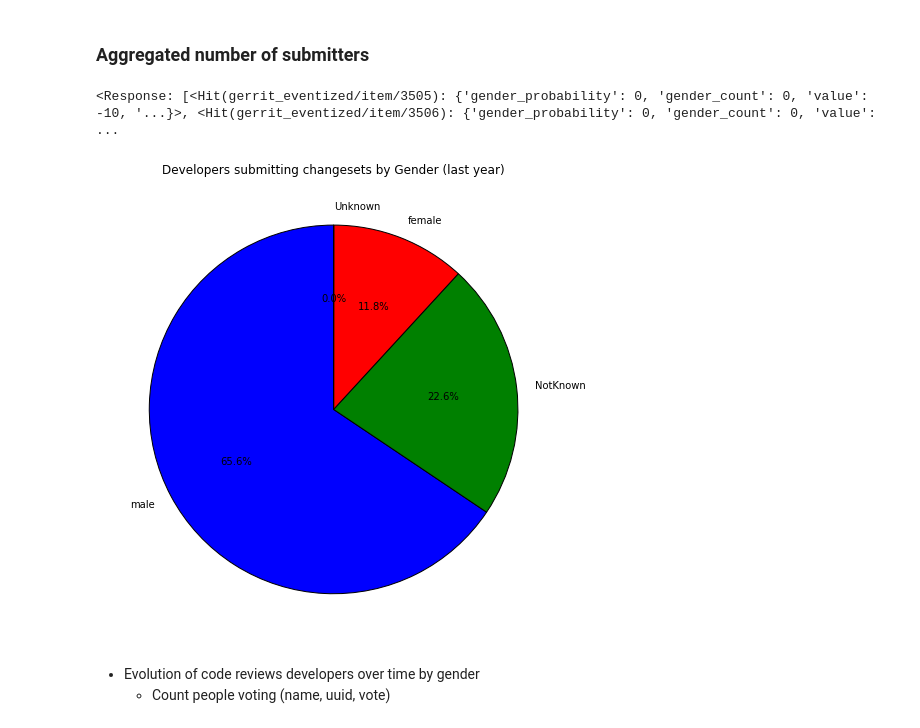
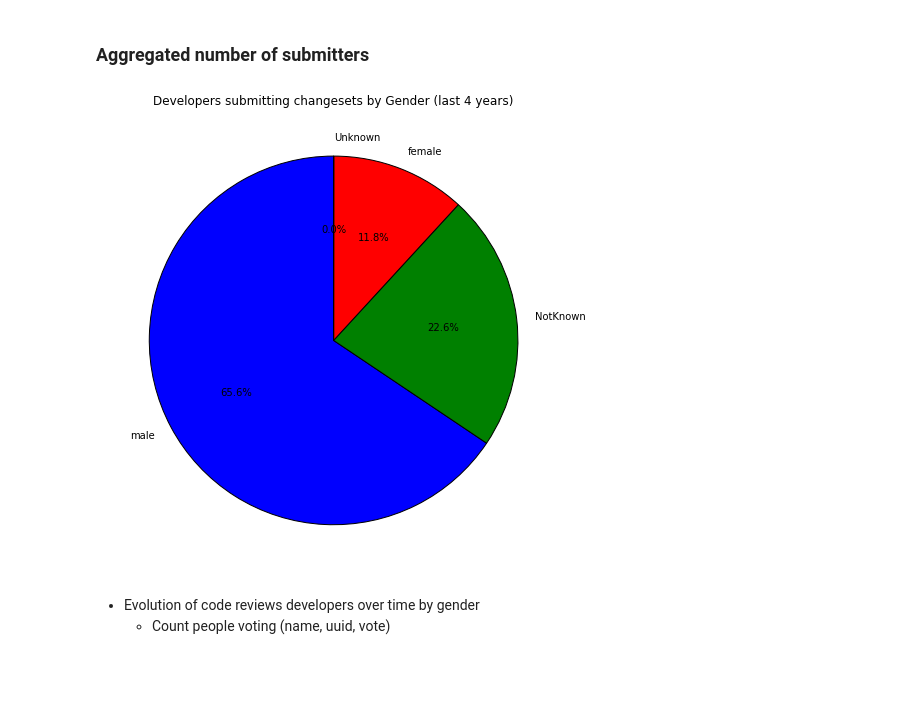
Before and after one commit to dicortazar/ipython-notebooks, a Jupyter notebook: projects/openstack-diversity/OpenStack Diversity Metrics Matplotlib.ipynb, the cells around one changed output. Saved outputs shown, nothing was run; the diff lists cells and outputs as text; code cells hidden in the pictures; blank space fills up the shorter version.

Commit message:
Add filters support to pie charts

```diff
--- a/projects/openstack-diversity/OpenStack Diversity Metrics Matplotlib.ipynb
+++ b/projects/openstack-diversity/OpenStack Diversity Metrics Matplotlib.ipynb
@@ -131,13 +127,14 @@ def query_metric_over_time(index, metric_name, metric_field, filters = []):
 
     return df
 # %%
-def query_total_changesets(metric_name, metric_field, start_date):
+def query_total_changesets(metric_name, metric_field, filters = []):
     s = Search(using=es_conn, index='gerrit_eventized')  # Index selection
-    s = s.filter('range', date={'gt': start_date, 'lt':'now/M'}) # filter date
+    for filtering in filters:
+        s = s.filter(filtering)
+    #s = s.filter('range', date={'gt': start_date, 'lt':'now/M'}) # filter date
     s.aggs.bucket('gender', 'terms', field='gender')\
           .metric(metric_name, 'cardinality', field=metric_field, precision_threshold=10000)
     result = s.execute()
-    print (result)
 
     buckets = result.to_dict()["aggregations"]["gender"]["buckets"]
     pie_chart_labels = []
@@ -154,3 +149,7 @@ INDEX = "gerrit_eventized"
+# %%
+INDEX = "gerrit_eventized"
+filter_date_4y = Q('range', date={'gt': 'now/M-4y', 'lt':'now/M'})
+filter_date_1y = Q('range', date={'gt': 'now/M-1y', 'lt':'now/M'})
 # %% [markdown]
 ## Changeset Submissions by Gender
 
@@ -220,14 +213,13 @@ evol_chart(chart_title, x_data, y_data, y_legend, file_name)
 # %% [markdown]
 ### Aggregated number of submitters
 # %%
-pie_chart_labels, pie_chart_values = query_total_changesets(METRIC_NAME, METRIC_FIELD, 'now/M-4y')
+pie_chart_labels, pie_chart_values = query_total_changesets(METRIC_NAME, METRIC_FIELD, [filter_date_4y])
 total = np.array(pie_chart_values).sum()
 values = list((np.array(pie_chart_values) / total ) * 100)
-title = "Developers submitting changesets by Gender (last year)"
+title = "Developers submitting changesets by Gender (last 4 years)"
 pie_chart(title, pie_chart_labels, values, "openstack_pie")
 # %% [output]
-<Response: [<Hit(gerrit_eventized/item/3505): {'gender_probability': 0, 'gender_count': 0, 'value': -10, '...}>, <Hit(gerrit_eventized/item/3506): {'gender_probability': 0, 'gender_count': 0, 'value': ...
-[figure, old version]
+[figure, new version]
 # %% [markdown]
 * Evolution of code reviews developers over time by gender
   * Count people voting (name, uuid, vote)
```
Also changed, not shown: parts of 13 cells of this notebook.
